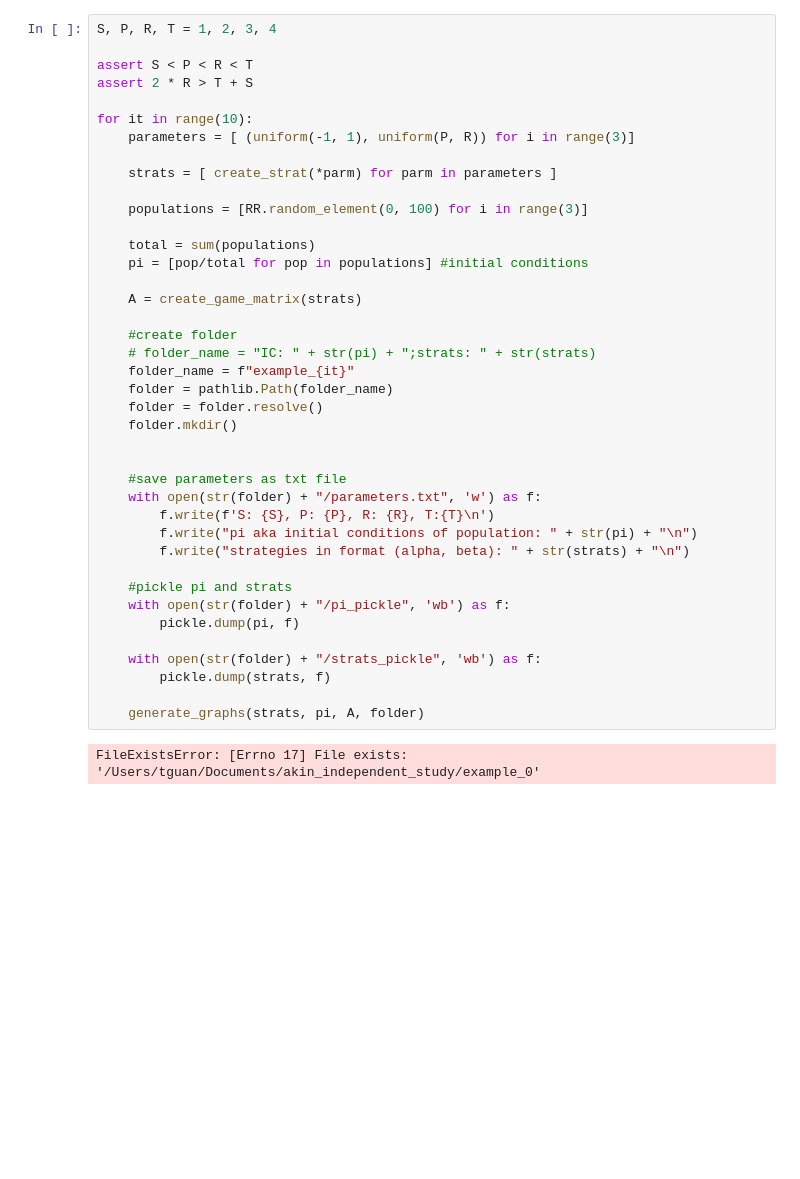
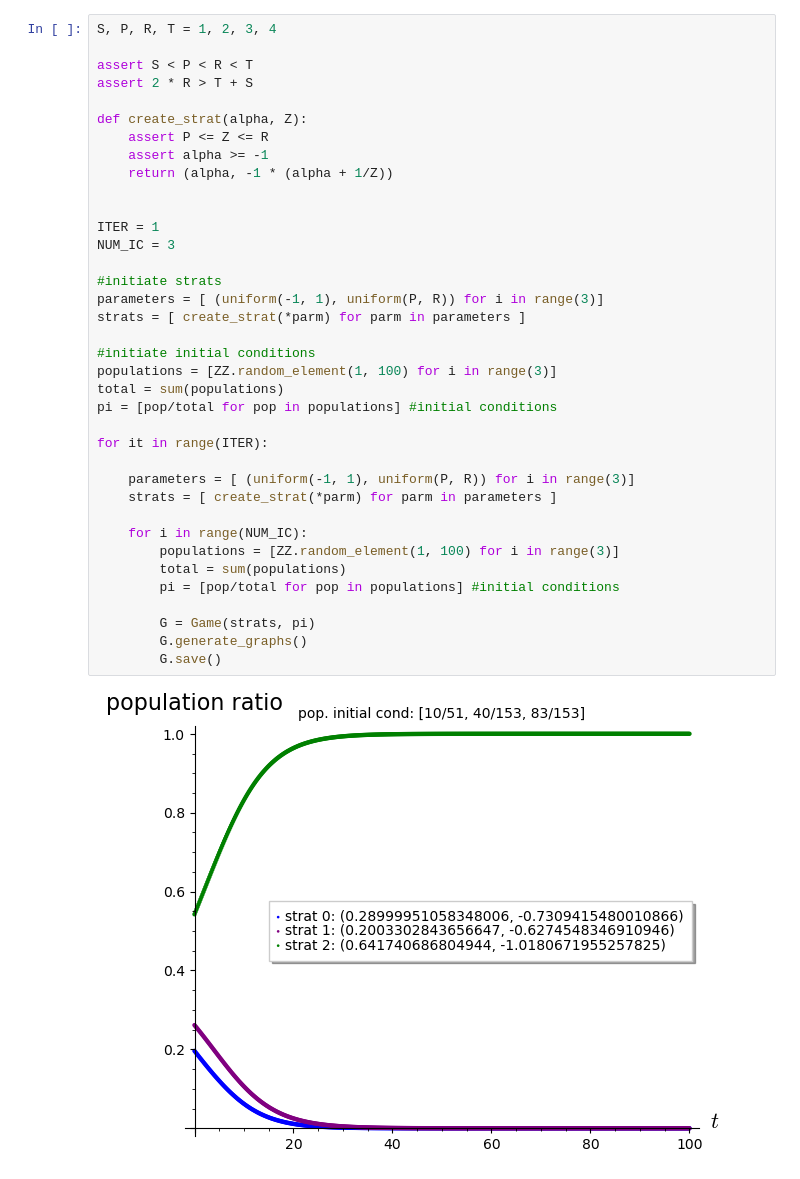
Before and after one commit to TerryMinal/akin_independent_study, a Jupyter notebook: rand_generate.ipynb, the cells around one changed output. Cells and saved outputs as stored; diff of their text form; blank space fills up the shorter version.

Commit message:
changed to OOP. need to change save function

```diff
--- a/rand_generate.ipynb
+++ b/rand_generate.ipynb
@@ -80,42 +130,39 @@ def generate_graphs(strats, pi, game_matrix, folder):
 # %%
 S, P, R, T = 1, 2, 3, 4
 
 assert S < P < R < T
 assert 2 * R > T + S
 
-for it in range(10):
+def create_strat(alpha, Z):
+    assert P <= Z <= R
+    assert alpha >= -1
+    return (alpha, -1 * (alpha + 1/Z))
+
+
+ITER = 1
+NUM_IC = 3
+
+#initiate strats
+parameters = [ (uniform(-1, 1), uniform(P, R)) for i in range(3)]
+strats = [ create_strat(*parm) for parm in parameters ]
+
+#initiate initial conditions
+populations = [ZZ.random_element(1, 100) for i in range(3)]
+total = sum(populations)
+pi = [pop/total for pop in populations] #initial conditions
+
+for it in range(ITER):
+
     parameters = [ (uniform(-1, 1), uniform(P, R)) for i in range(3)]
-
     strats = [ create_strat(*parm) for parm in parameters ]
 
-    populations = [RR.random_element(0, 100) for i in range(3)]
+    for i in range(NUM_IC):
+        populations = [ZZ.random_element(1, 100) for i in range(3)]
+        total = sum(populations)
+        pi = [pop/total for pop in populations] #initial conditions
 
-    total = sum(populations)
-    pi = [pop/total for pop in populations] #initial conditions
-
-    A = create_game_matrix(strats)
-
-    #create folder
-    # folder_name = "IC: " + str(pi) + ";strats: " + str(strats)
-    folder_name = f"example_{it}"
-    folder = pathlib.Path(folder_name)
-    folder = folder.resolve()
-    folder.mkdir()
-
-
-    #save parameters as txt file
-    with open(str(folder) + "/parameters.txt", 'w') as f:
-        f.write(f'S: {S}, P: {P}, R: {R}, T:{T}\n')
-        f.write("pi aka initial conditions of population: " + str(pi) + "\n")
-        f.write("strategies in format (alpha, beta): " + str(strats) + "\n")
-
-    #pickle pi and strats
-    with open(str(folder) + "/pi_pickle", 'wb') as f:
-        pickle.dump(pi, f)
-
-    with open(str(folder) + "/strats_pickle", 'wb') as f:
-        pickle.dump(strats, f)
-
-    generate_graphs(strats, pi, A, folder)
+        G = Game(strats, pi)
+        G.generate_graphs()
+        G.save()
 # %% [output]
-FileExistsError: [Errno 17] File exists: '/Users/tguan/Documents/akin_independent_study/example_0'
+[figure, added]
```
Also changed, not shown: parts of 1 cell of this notebook, 2 other files.
